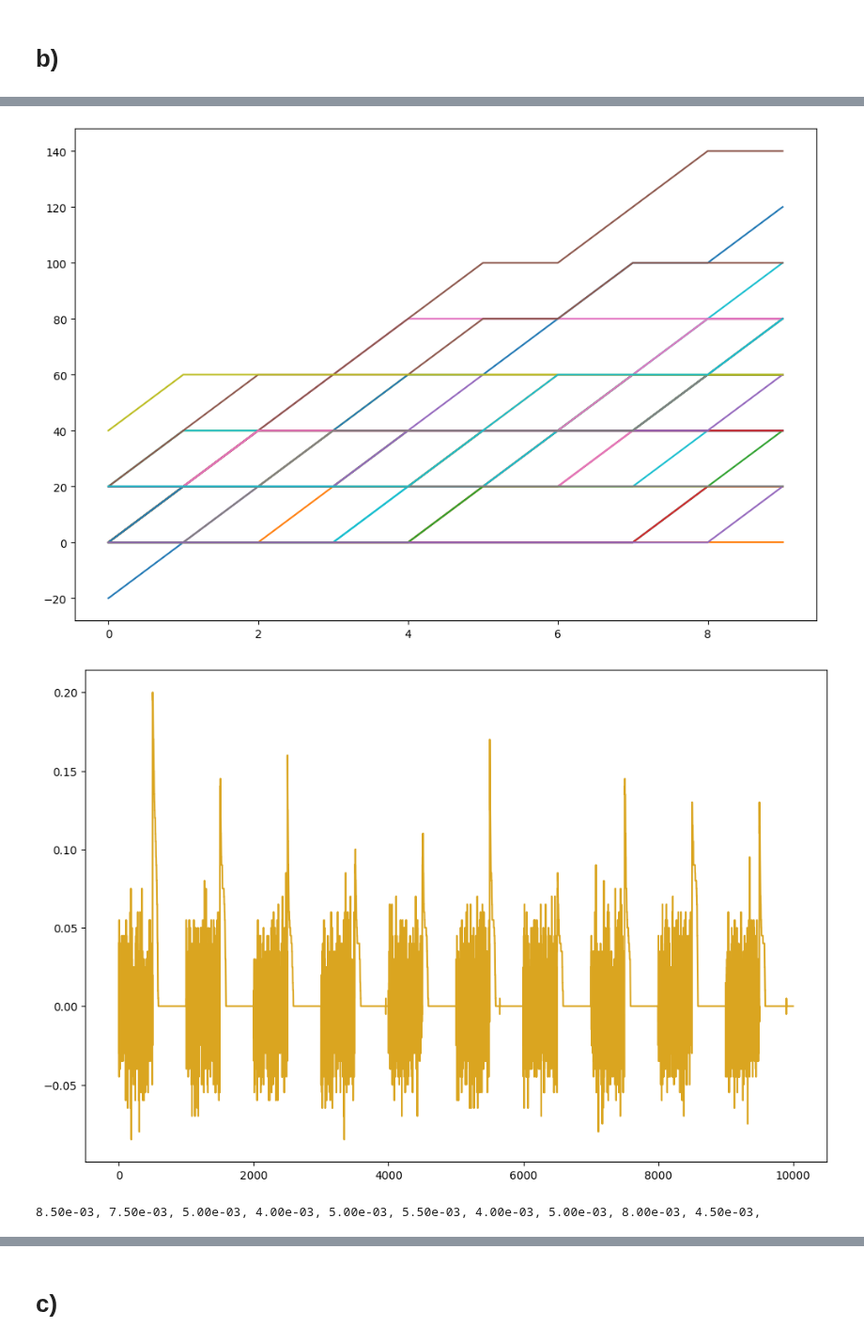
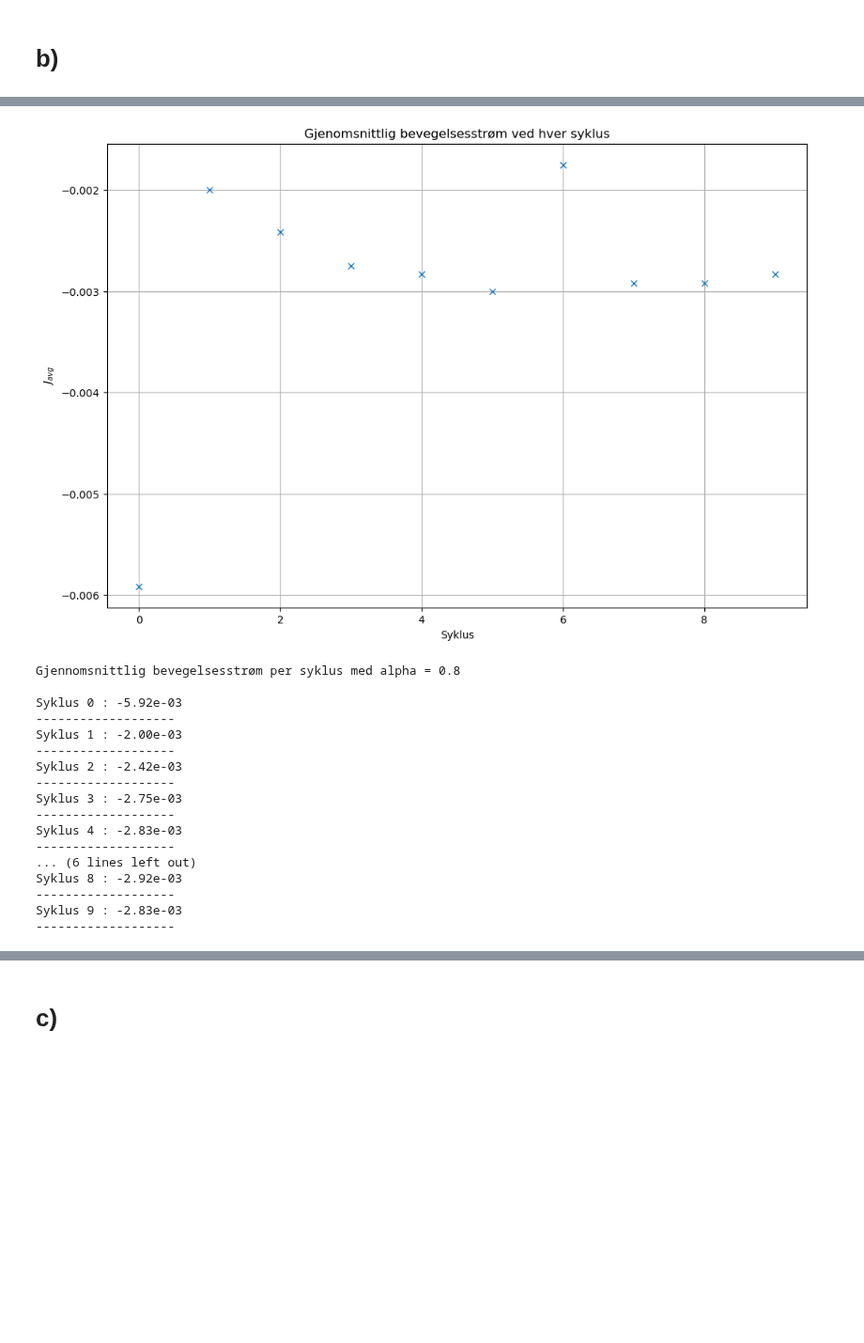
Before and after one commit to marieke-vaske/VitBer-BioFys, a Jupyter notebook: Prosjekt - oppgave 3.ipynb, the cells around one changed output, grey strips where cells are left out. Shown at 94% size. Drawn from its saved outputs; the diff is of its cells as text; code cells hidden in the pictures; blank space fills up the shorter version.

Commit message:
Oppgave 3: Kommenterte, pynta plot, besvarte oppgaver

```diff
--- a/Prosjekt - oppgave 3.ipynb
+++ b/Prosjekt - oppgave 3.ipynb
@@ -152,16 +154,0 @@ x3, X3, X_cycle3, J3, J_avg3 = sim2(T_p, N_x, x_start, alpha)    # Kjører simul
-# %%
-print("Her ser man at partiklene sprer seg overalt i det konstante potensialet og så samler seg i bunnen av sagtann potensialet.\nDet er en gjennomsnittlig negativ strøm igjennom hele simuleringen siden alpha = 0.8.")
-#Plotter posisjonene til partiklene i slutten av hver tidssyklus
-for i in range(number_of_particles):
-    plt.plot(X_cycle2[:, i], label=f"Partikkel {i+1}")
-plt.show()
-
-print("Som man kan se på plottet er det en liten negativ strøm rett etter potensialet har byttet til sagtann potensialet og så er det 0 resten.\nDet er dette som gjør at J_avg ikke er null og for det meste negativ.")
-#Plotter bevegelsesstrømmen for hver tidssyklus
-plt.plot(J2, color='tomato')
-plt.show()
-
-print("Gjennomsnittlig bevegelsesstrøm for hver tidssyklus:")
-for i in range(len(J_avg2)):
-    print(f"{J_avg2[i]:.2e}", end=", ")
-print("\n")
@@ -177,16 +155,31 @@ Gjennomsnittlig bevegelsesstrøm for hver tidssyklus:
-# %%
-#Alpha = 0.1
-
-for i in range(number_of_particles):
-    plt.plot(X_cycle3[:, i], label=f"Partikkel {i+1}")
-plt.show()
-
-plt.plot(J3, color='goldenrod')
-plt.show()
-
-for i in range(len(J_avg3)):
-    print(f"{J_avg3[i]:.2e}", end=", ")
-# %% [output]
-[figure, removed]
-[figure, removed]
-8.50e-03, 7.50e-03, 5.00e-03, 4.00e-03, 5.00e-03, 5.50e-03, 4.00e-03, 5.00e-03, 8.00e-03, 4.50e-03,
+# %%
+plt.plot(np.arange(timeCycle), J_avg2, 'x')
+plt.title("Gjenomsnittlig bevegelsesstrøm ved hver syklus")
+plt.xlabel('Syklus')
+plt.ylabel('$J_{avg}$')
+plt.grid()
+plt.show()
+
+print("\nGjennomsnittlig bevegelsesstrøm per syklus med alpha = 0.8\n")
+
+for i in range(0, len(J_avg2)):
+    print(f"Syklus {i} : {J_avg2[i]:.2e}\n-------------------")
+# %% [output]
+[figure, added]
+Gjennomsnittlig bevegelsesstrøm per syklus med alpha = 0.8
+
+Syklus 0 : -5.92e-03
+-------------------
+Syklus 1 : -2.00e-03
+-------------------
+Syklus 2 : -2.42e-03
+-------------------
+Syklus 3 : -2.75e-03
+-------------------
+Syklus 4 : -2.83e-03
+-------------------
+... (6 lines left out)
+Syklus 8 : -2.92e-03
+-------------------
+Syklus 9 : -2.83e-03
+-------------------
```
Also changed, not shown: parts of 21 cells of this notebook.
